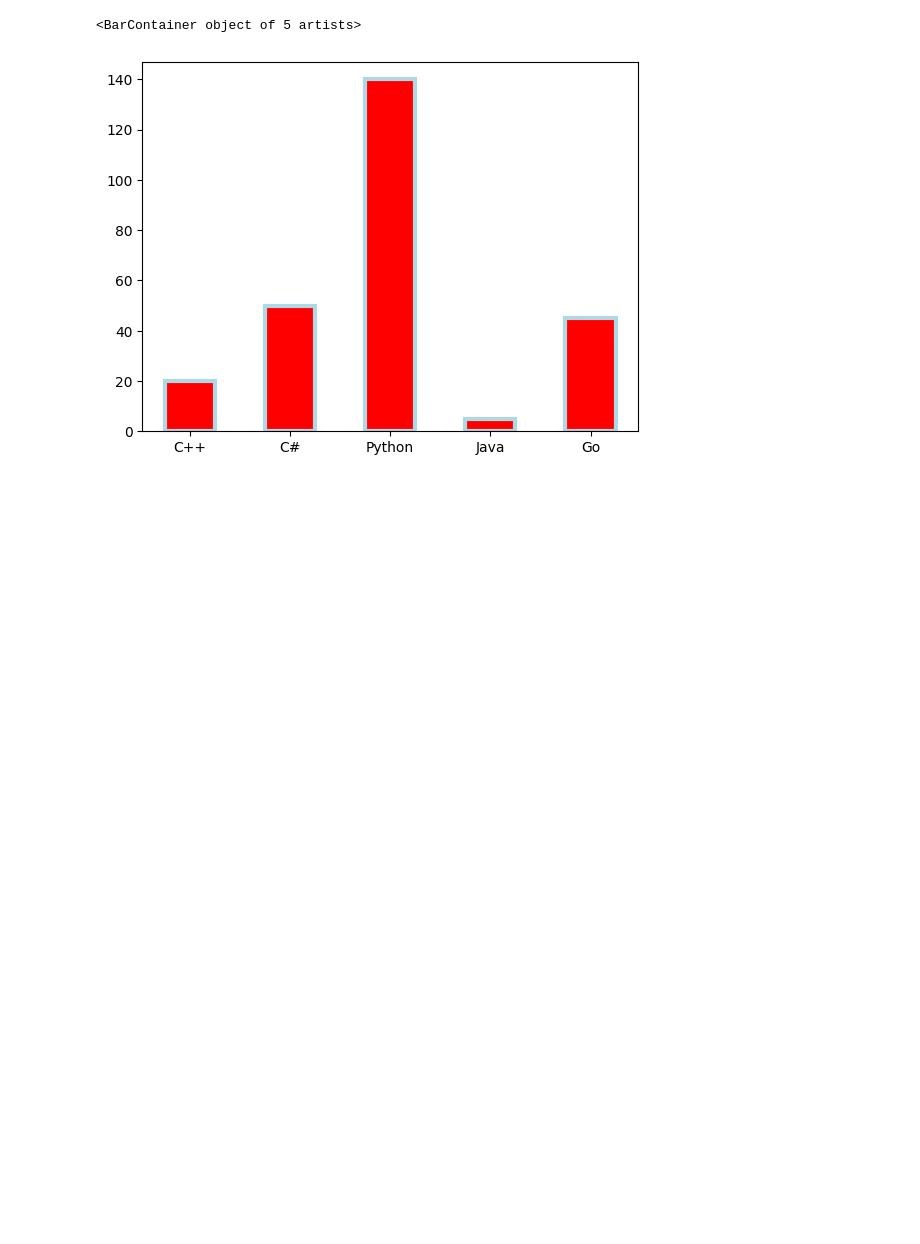
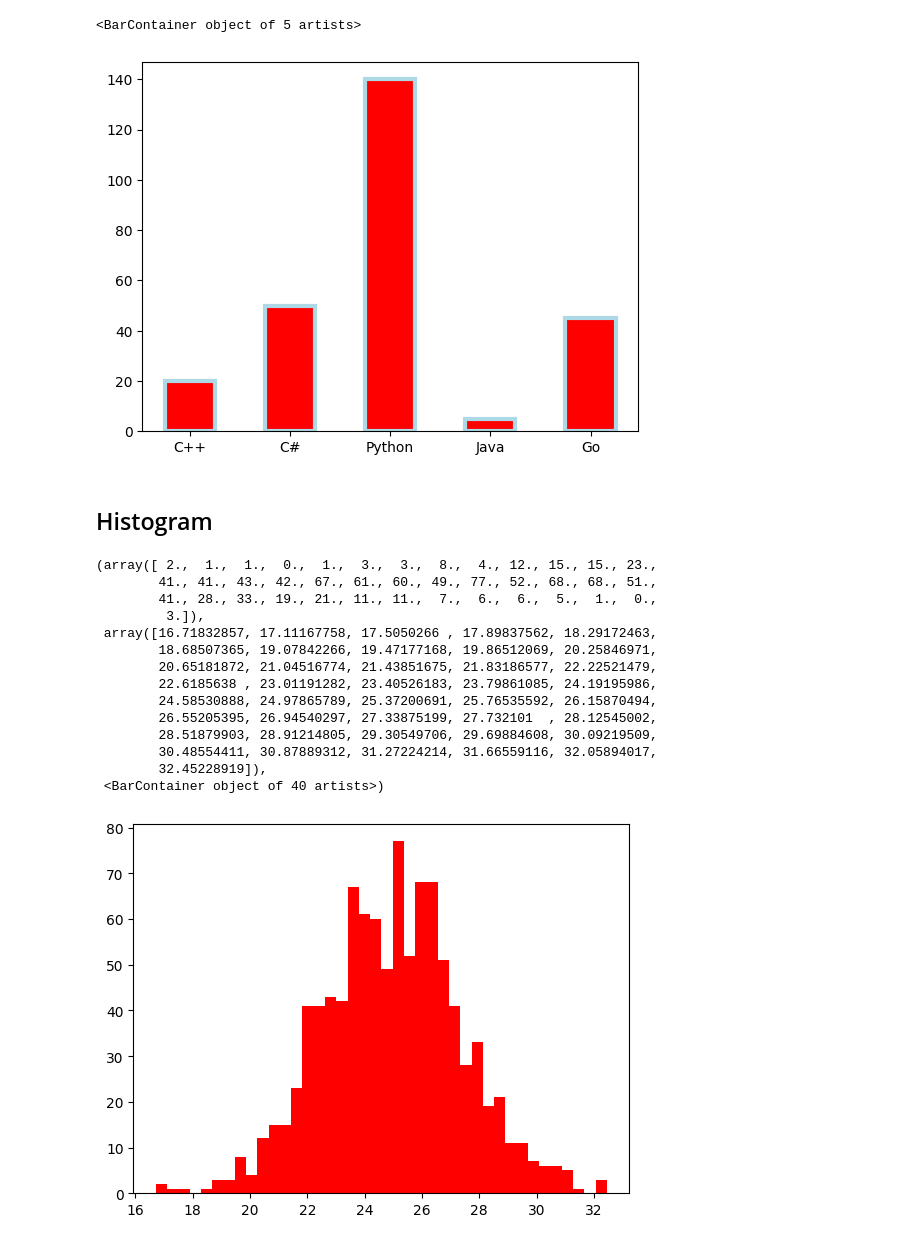
Before and after one commit to rennaMAhcuS/Advanced-Python, a Jupyter notebook: Basics/Matplotlib/Matplotlib.ipynb, the cells around one changed output. Drawn from its saved outputs; the diff is of its cells as text; code cells hidden in the pictures; blank space fills up the shorter version.

```diff
--- a/Basics/Matplotlib/Matplotlib.ipynb
+++ b/Basics/Matplotlib/Matplotlib.ipynb
@@ -47,3 +55,27 @@ plt.bar(x_bar, y_bar,
 # %% [output]
 <BarContainer object of 5 artists>
 [figure]
+# %% [markdown]
+## Histogram
+# %%
+ages_hist = np.random.normal(25, 2.5, 1000)
+plt.hist(ages_hist,
+         bins=40,  # Also supports an array
+         color='red'
+         )
+# %% [output]
+(array([ 2.,  1.,  1.,  0.,  1.,  3.,  3.,  8.,  4., 12., 15., 15., 23.,
+        41., 41., 43., 42., 67., 61., 60., 49., 77., 52., 68., 68., 51.,
+        41., 28., 33., 19., 21., 11., 11.,  7.,  6.,  6.,  5.,  1.,  0.,
+         3.]),
+ array([16.71832857, 17.11167758, 17.5050266 , 17.89837562, 18.29172463,
+        18.68507365, 19.07842266, 19.47177168, 19.86512069, 20.25846971,
+        20.65181872, 21.04516774, 21.43851675, 21.83186577, 22.22521479,
+        22.6185638 , 23.01191282, 23.40526183, 23.79861085, 24.19195986,
+        24.58530888, 24.97865789, 25.37200691, 25.76535592, 26.15870494,
+        26.55205395, 26.94540297, 27.33875199, 27.732101  , 28.12545002,
+        28.51879903, 28.91214805, 29.30549706, 29.69884608, 30.09219509,
+        30.48554411, 30.87889312, 31.27224214, 31.66559116, 32.05894017,
+        32.45228919]),
+ <BarContainer object of 40 artists>)
+[figure, added]
```
Also changed, not shown: parts of 10 cells of this notebook, 1 other file.
